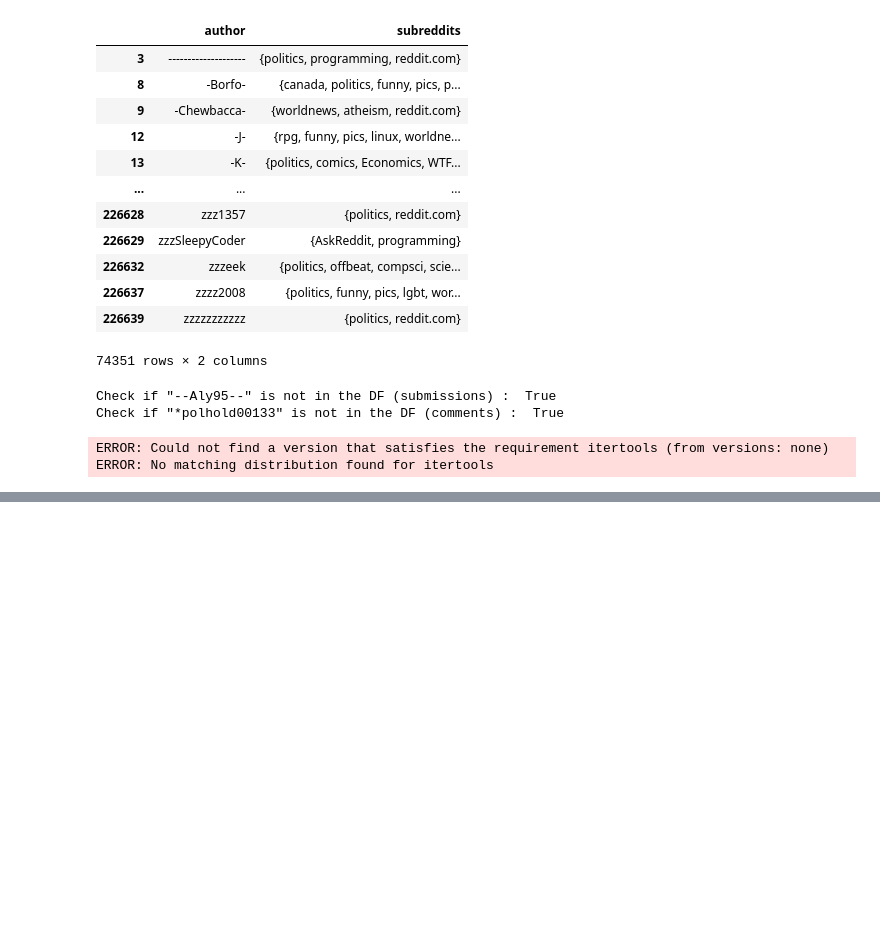
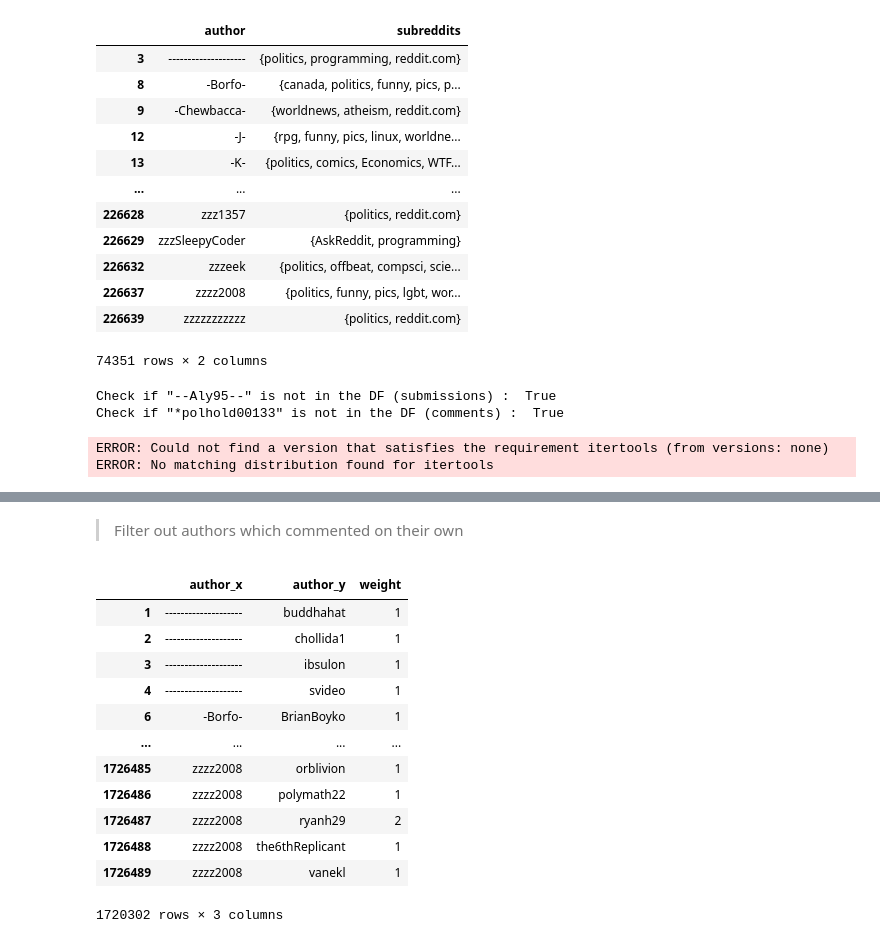
Before and after one commit to milicevicMarko/Reddit2008-Analysis, a Jupyter notebook: Network creation.ipynb, the cells around one changed output, grey strips where cells are left out. Saved outputs shown, nothing was run; the diff lists cells and outputs as text; code cells hidden in the pictures; blank space fills up the shorter version.

```diff
--- a/Network creation.ipynb
+++ b/Network creation.ipynb
@@ -189,0 +251,21 @@ SNet but filters out edges with a weight under *w_threshhold* limit
+# %% [markdown]
+> Filter out authors which commented on their own
+# %%
+comments_on_comments = pd.merge(comments, comments, left_on="comments_id", right_on="parent_id", how="inner")
+comments_on_comments = comments_on_comments.groupby(["author_x", "author_y"]).size().reset_index().rename(columns={0: "weight"})
+comments_on_comments = comments_on_comments[comments_on_comments["author_x"] != comments_on_comments["author_y"]]
+comments_on_comments
+# %% [output]
+|  | author_x | author_y | weight |
+| 1 | -------------------- | buddhahat | 1 |
+| 2 | -------------------- | chollida1 | 1 |
+| 3 | -------------------- | ibsulon | 1 |
+| 4 | -------------------- | svideo | 1 |
+| 6 | -Borfo- | BrianBoyko | 1 |
+| ... | ... | ... | ... |
+| 1726485 | zzzz2008 | orblivion | 1 |
+| 1726486 | zzzz2008 | polymath22 | 1 |
+| 1726487 | zzzz2008 | ryanh29 | 2 |
+| 1726488 | zzzz2008 | the6thReplicant | 1 |
+| 1726489 | zzzz2008 | vanekl | 1 |
+1720302 rows × 3 columns
```
Also changed, not shown: parts of 23 cells of this notebook.
